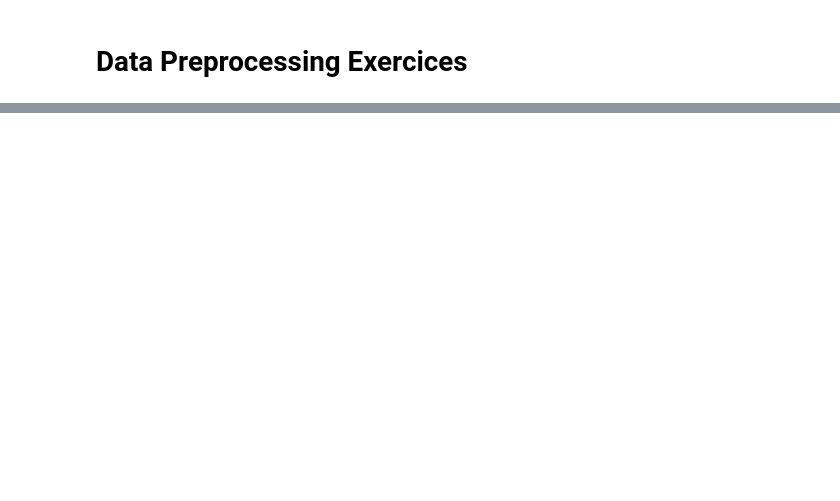
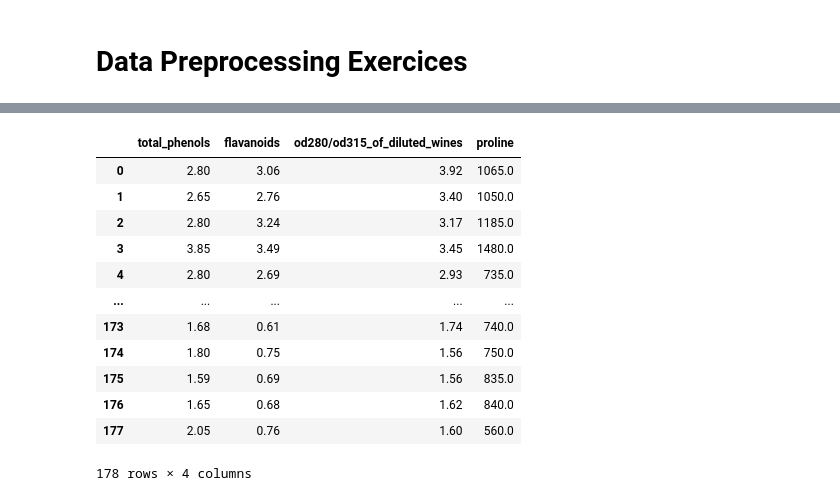
Before and after one commit to LCDA-UCP/ml-hands-on, a Jupyter notebook: exercises/session04/exercises.ipynb, the cells around one changed output, grey strips where cells are left out. Saved outputs shown, nothing was run; the diff lists cells and outputs as text; code cells hidden in the pictures; blank space fills up the shorter version.

```diff
--- a/exercises/session04/exercises.ipynb
+++ b/exercises/session04/exercises.ipynb
@@ -20,2 +119,29 @@
 # %%
-# add code here
+##### KBest ######
+from sklearn.feature_selection import SelectKBest
+from sklearn.feature_selection import f_regression
+
+#Separating Features and Target
+X = df.drop('target', axis=1)
+Y = df['target']
+
+KBest= SelectKBest(score_func=f_regression, k=4)
+data = KBest.fit_transform(X,Y)
+#features names
+featurenamesK=X.columns.values[KBest.get_support()]
+data = pd.DataFrame(data, columns=featurenamesK)
+data
+# %% [output]
+|  | total_phenols | flavanoids | od280/od315_of_diluted_wines | proline |
+| 0 | 2.80 | 3.06 | 3.92 | 1065.0 |
+| 1 | 2.65 | 2.76 | 3.40 | 1050.0 |
+| 2 | 2.80 | 3.24 | 3.17 | 1185.0 |
+| 3 | 3.85 | 3.49 | 3.45 | 1480.0 |
+| 4 | 2.80 | 2.69 | 2.93 | 735.0 |
+| ... | ... | ... | ... | ... |
+| 173 | 1.68 | 0.61 | 1.74 | 740.0 |
+| 174 | 1.80 | 0.75 | 1.56 | 750.0 |
+| 175 | 1.59 | 0.69 | 1.56 | 835.0 |
+| 176 | 1.65 | 0.68 | 1.62 | 840.0 |
+| 177 | 2.05 | 0.76 | 1.60 | 560.0 |
+178 rows × 4 columns
```
Also changed, not shown: parts of 14 cells of this notebook.
